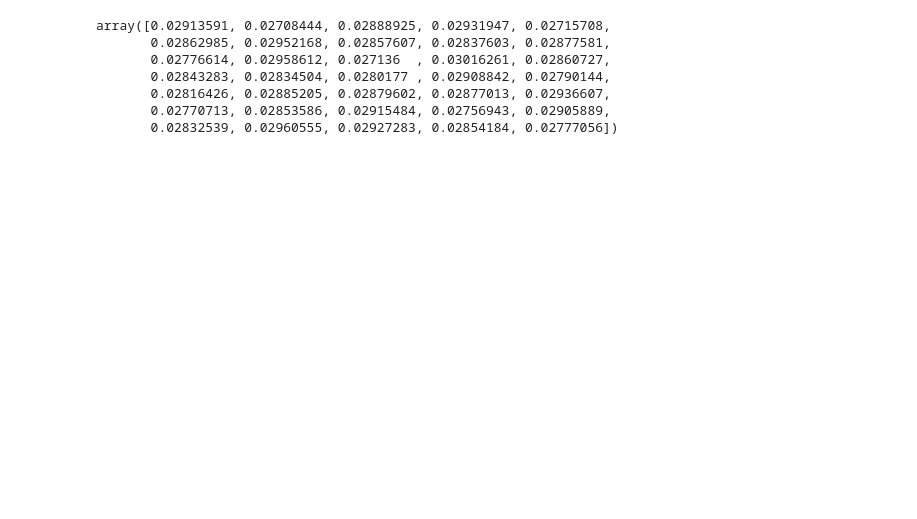
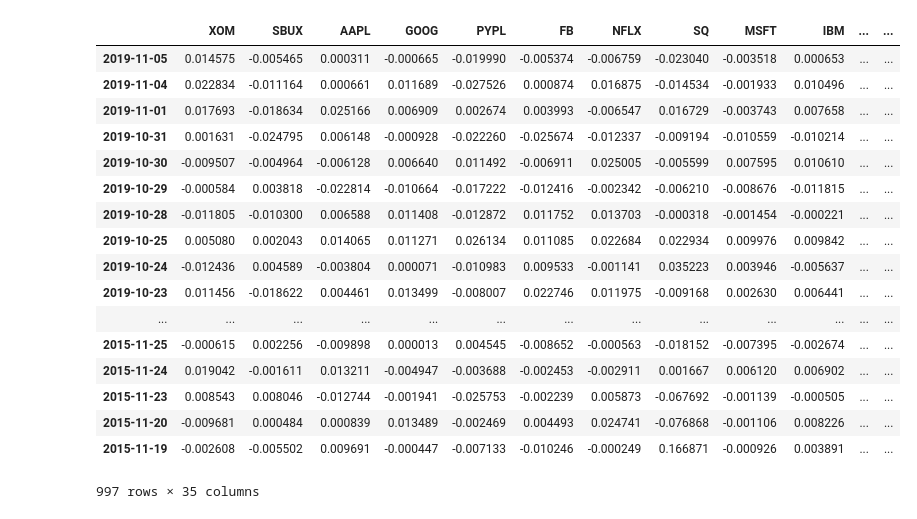
Before and after one commit to soujanyaduggirala/OnlineLearningStockPortfolios, a Jupyter notebook: mwu.ipynb, the cells around one changed output. Saved outputs shown, nothing was run; the diff lists cells and outputs as text; code cells hidden in the pictures; blank space fills up the shorter version.

```diff
--- a/mwu.ipynb
+++ b/mwu.ipynb
@@ -23,12 +24,23 @@ def mwu(data):
     return p
 # %%
 data = pd.read_excel('trading_data.xlsx')
-mwu(data)
+data
 # %% [output]
+|  | XOM | SBUX | AAPL | GOOG | PYPL | FB | NFLX | SQ | MSFT | IBM | ... | ... |
+| 2019-11-05 | 0.014575 | -0.005465 | 0.000311 | -0.000665 | -0.019990 | -0.005374 | -0.006759 | -0.023040 | -0.003518 | 0.000653 | ... | ... |
+| 2019-11-04 | 0.022834 | -0.011164 | 0.000661 | 0.011689 | -0.027526 | 0.000874 | 0.016875 | -0.014534 | -0.001933 | 0.010496 | ... | ... |
+| 2019-11-01 | 0.017693 | -0.018634 | 0.025166 | 0.006909 | 0.002674 | 0.003993 | -0.006547 | 0.016729 | -0.003743 | 0.007658 | ... | ... |
+| 2019-10-31 | 0.001631 | -0.024795 | 0.006148 | -0.000928 | -0.022260 | -0.025674 | -0.012337 | -0.009194 | -0.010559 | -0.010214 | ... | ... |
+| 2019-10-30 | -0.009507 | -0.004964 | -0.006128 | 0.006640 | 0.011492 | -0.006911 | 0.025005 | -0.005599 | 0.007595 | 0.010610 | ... | ... |
+| 2019-10-29 | -0.000584 | 0.003818 | -0.022814 | -0.010664 | -0.017222 | -0.012416 | -0.002342 | -0.006210 | -0.008676 | -0.011815 | ... | ... |
+| 2019-10-28 | -0.011805 | -0.010300 | 0.006588 | 0.011408 | -0.012872 | 0.011752 | 0.013703 | -0.000318 | -0.001454 | -0.000221 | ... | ... |
+| 2019-10-25 | 0.005080 | 0.002043 | 0.014065 | 0.011271 | 0.026134 | 0.011085 | 0.022684 | 0.022934 | 0.009976 | 0.009842 | ... | ... |
+| 2019-10-24 | -0.012436 | 0.004589 | -0.003804 | 0.000071 | -0.010983 | 0.009533 | -0.001141 | 0.035223 | 0.003946 | -0.005637 | ... | ... |
+| 2019-10-23 | 0.011456 | -0.018622 | 0.004461 | 0.013499 | -0.008007 | 0.022746 | 0.011975 | -0.009168 | 0.002630 | 0.006441 | ... | ... |
+| ... | ... | ... | ... | ... | ... | ... | ... | ... | ... | ... | ... | ... |
+| 2015-11-25 | -0.000615 | 0.002256 | -0.009898 | 0.000013 | 0.004545 | -0.008652 | -0.000563 | -0.018152 | -0.007395 | -0.002674 | ... | ... |
+| 2015-11-24 | 0.019042 | -0.001611 | 0.013211 | -0.004947 | -0.003688 | -0.002453 | -0.002911 | 0.001667 | 0.006120 | 0.006902 | ... | ... |
+| 2015-11-23 | 0.008543 | 0.008046 | -0.012744 | -0.001941 | -0.025753 | -0.002239 | 0.005873 | -0.067692 | -0.001139 | -0.000505 | ... | ... |
+| 2015-11-20 | -0.009681 | 0.000484 | 0.000839 | 0.013489 | -0.002469 | 0.004493 | 0.024741 | -0.076868 | -0.001106 | 0.008226 | ... | ... |
+| 2015-11-19 | -0.002608 | -0.005502 | 0.009691 | -0.000447 | -0.007133 | -0.010246 | -0.000249 | 0.166871 | -0.000926 | 0.003891 | ... | ... |
-array([0.02913591, 0.02708444, 0.02888925, 0.02931947, 0.02715708,
-       0.02862985, 0.02952168, 0.02857607, 0.02837603, 0.02877581,
-       0.02776614, 0.02958612, 0.027136  , 0.03016261, 0.02860727,
-       0.02843283, 0.02834504, 0.0280177 , 0.02908842, 0.02790144,
-       0.02816426, 0.02885205, 0.02879602, 0.02877013, 0.02936607,
-       0.02770713, 0.02853586, 0.02915484, 0.02756943, 0.02905889,
-       0.02832539, 0.02960555, 0.02927283, 0.02854184, 0.02777056])
+997 rows × 35 columns
```
Also changed, not shown: parts of 4 cells of this notebook, 1 other file.
